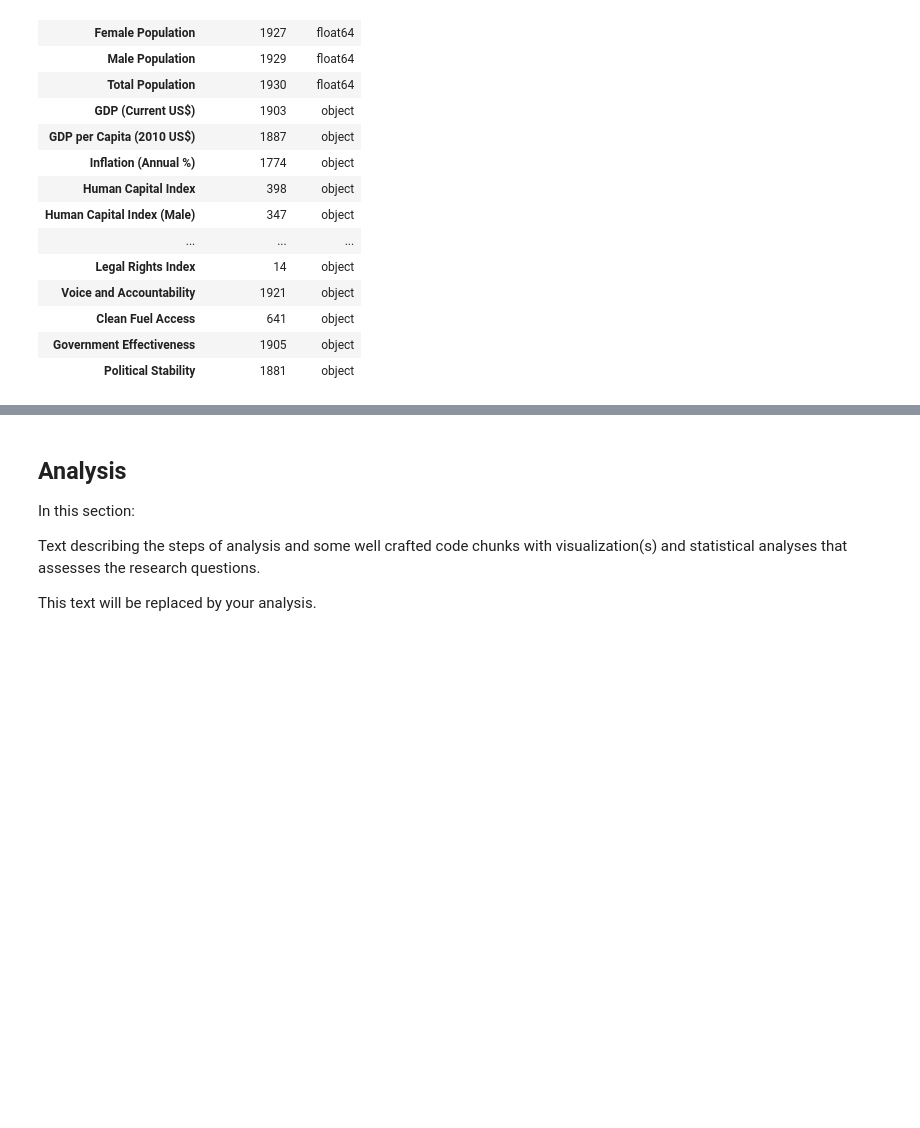
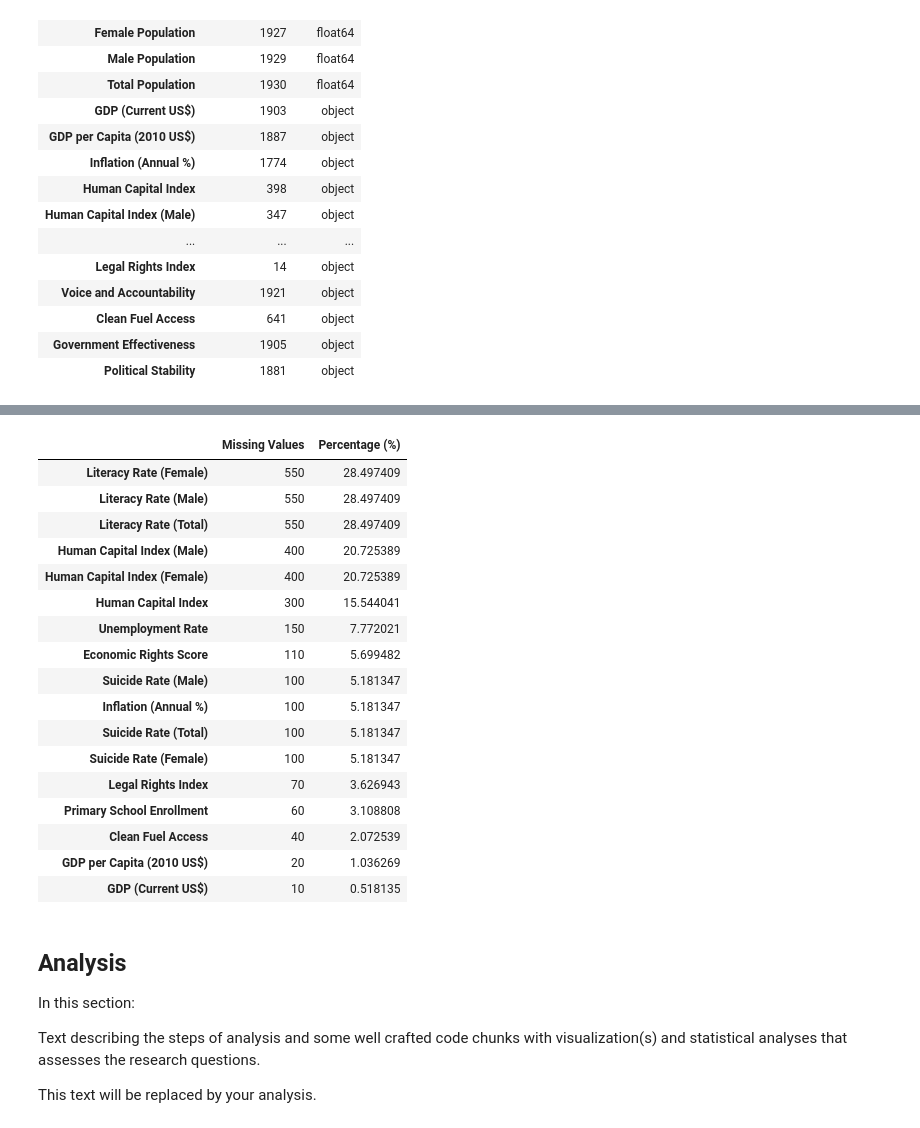
Before and after one commit to CU-F24-MDSSB-01-Concepts-Tools/FinalProject_7, a Jupyter notebook: report.ipynb, the cells around one changed output, grey strips where cells are left out. Drawn from its saved outputs; the diff is of its cells as text; code cells hidden in the pictures; blank space fills up the shorter version.

Commit message:
Handling missing data.

```diff
--- a/report.ipynb
+++ b/report.ipynb
@@ -253,3 +339,28 @@ for col in columns_to_convert:
+# %%
+# Let's see the variables that still has missing data.
+missing_summary = missing_value_summary(data)
+
+# Table for missing values
+missing_summary
+# %% [output]
+|  | Missing Values | Percentage (%) |
+| Literacy Rate (Female) | 550 | 28.497409 |
+| Literacy Rate (Male) | 550 | 28.497409 |
+| Literacy Rate (Total) | 550 | 28.497409 |
+| Human Capital Index (Male) | 400 | 20.725389 |
+| Human Capital Index (Female) | 400 | 20.725389 |
+| Human Capital Index | 300 | 15.544041 |
+| Unemployment Rate | 150 | 7.772021 |
+| Economic Rights Score | 110 | 5.699482 |
+| Suicide Rate (Male) | 100 | 5.181347 |
+| Inflation (Annual %) | 100 | 5.181347 |
+| Suicide Rate (Total) | 100 | 5.181347 |
+| Suicide Rate (Female) | 100 | 5.181347 |
+| Legal Rights Index | 70 | 3.626943 |
+| Primary School Enrollment | 60 | 3.108808 |
+| Clean Fuel Access | 40 | 2.072539 |
+| GDP per Capita (2010 US$) | 20 | 1.036269 |
+| GDP (Current US$) | 10 | 0.518135 |
 # %% [markdown]
 ## Analysis
 
```
Also changed, not shown: parts of 2 cells of this notebook, 1 other file.
